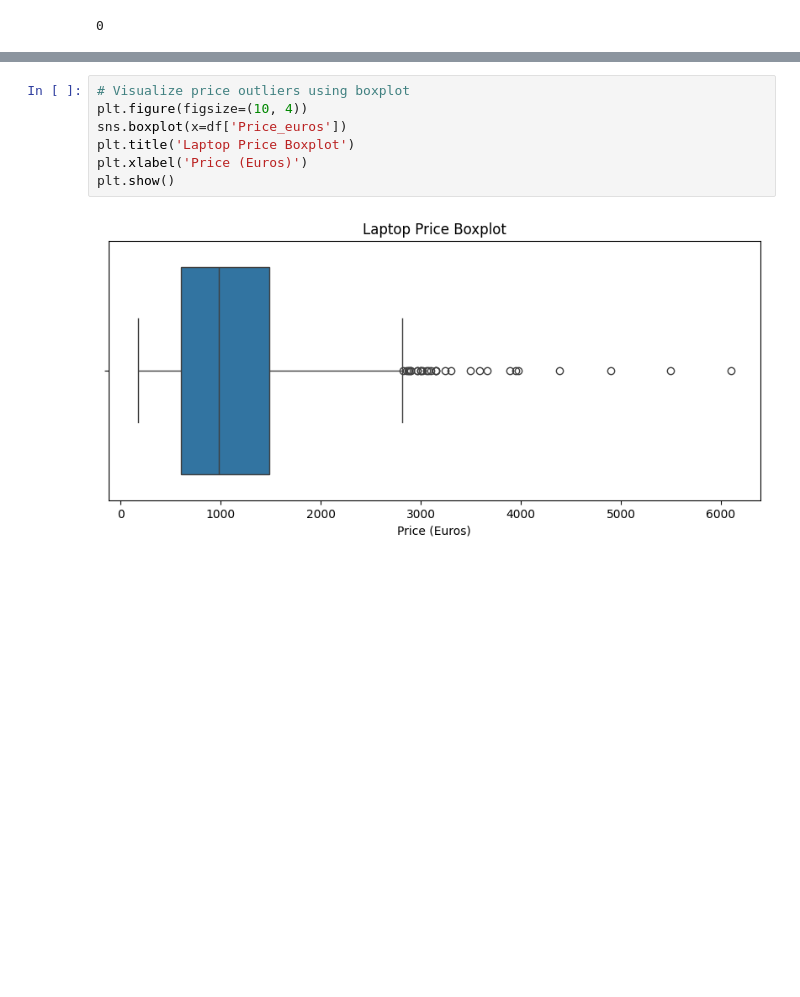
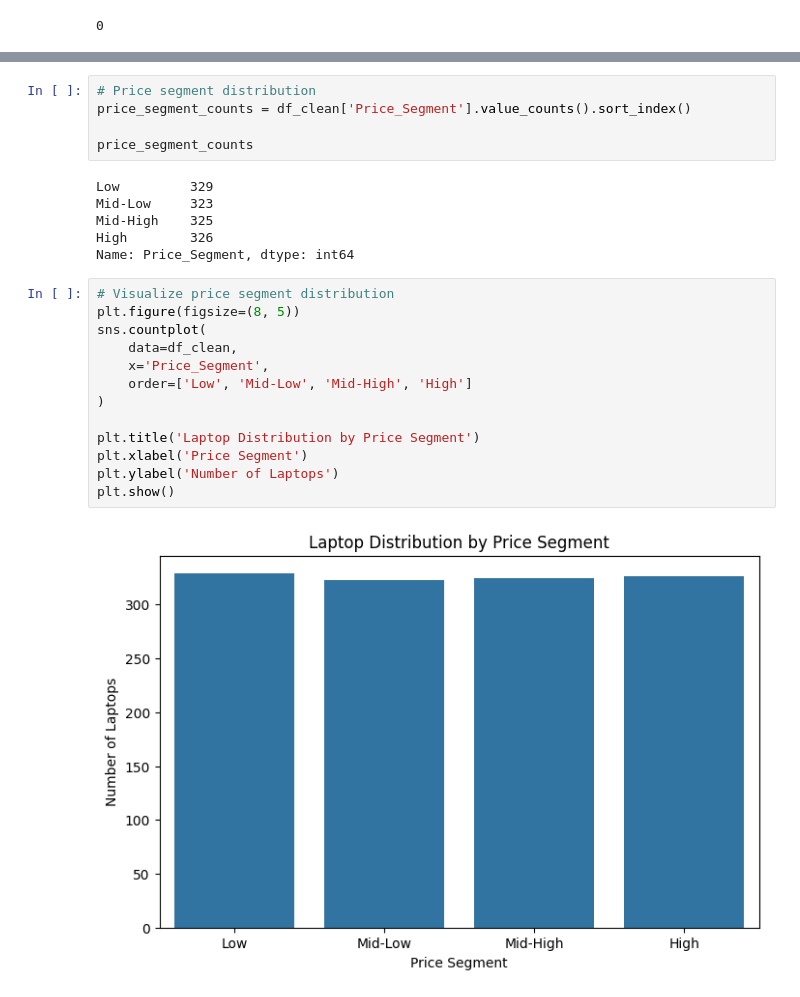
Before and after one commit to FTDS-assignment-bay/p2-ftds-final-project-ftds-038-hck-group-001, a Jupyter notebook: Data_Analysis_Laptop_Recommendation.ipynb, the cells around one changed output, grey strips where cells are left out. Cells and saved outputs as stored; diff of their text form; blank space fills up the shorter version.

```diff
--- a/Data_Analysis_Laptop_Recommendation.ipynb
+++ b/Data_Analysis_Laptop_Recommendation.ipynb
@@ -190,11 +434,28 @@ plt.show()
 # %% [output]
 [figure]
 # %%
-# Visualize price outliers using boxplot
-plt.figure(figsize=(10, 4))
-sns.boxplot(x=df['Price_euros'])
-plt.title('Laptop Price Boxplot')
-plt.xlabel('Price (Euros)')
-plt.show()
+# Price segment distribution
+price_segment_counts = df_clean['Price_Segment'].value_counts().sort_index()
+
+price_segment_counts
 # %% [output]
-[figure, removed]
+Low         329
+Mid-Low     323
+Mid-High    325
+High        326
+Name: Price_Segment, dtype: int64
+# %%
+# Visualize price segment distribution
+plt.figure(figsize=(8, 5))
+sns.countplot(
+    data=df_clean,
+    x='Price_Segment',
+    order=['Low', 'Mid-Low', 'Mid-High', 'High']
+)
+
+plt.title('Laptop Distribution by Price Segment')
+plt.xlabel('Price Segment')
+plt.ylabel('Number of Laptops')
+plt.show()
+# %% [output]
+[figure, added]
```
Also changed, not shown: parts of 105 cells of this notebook.
